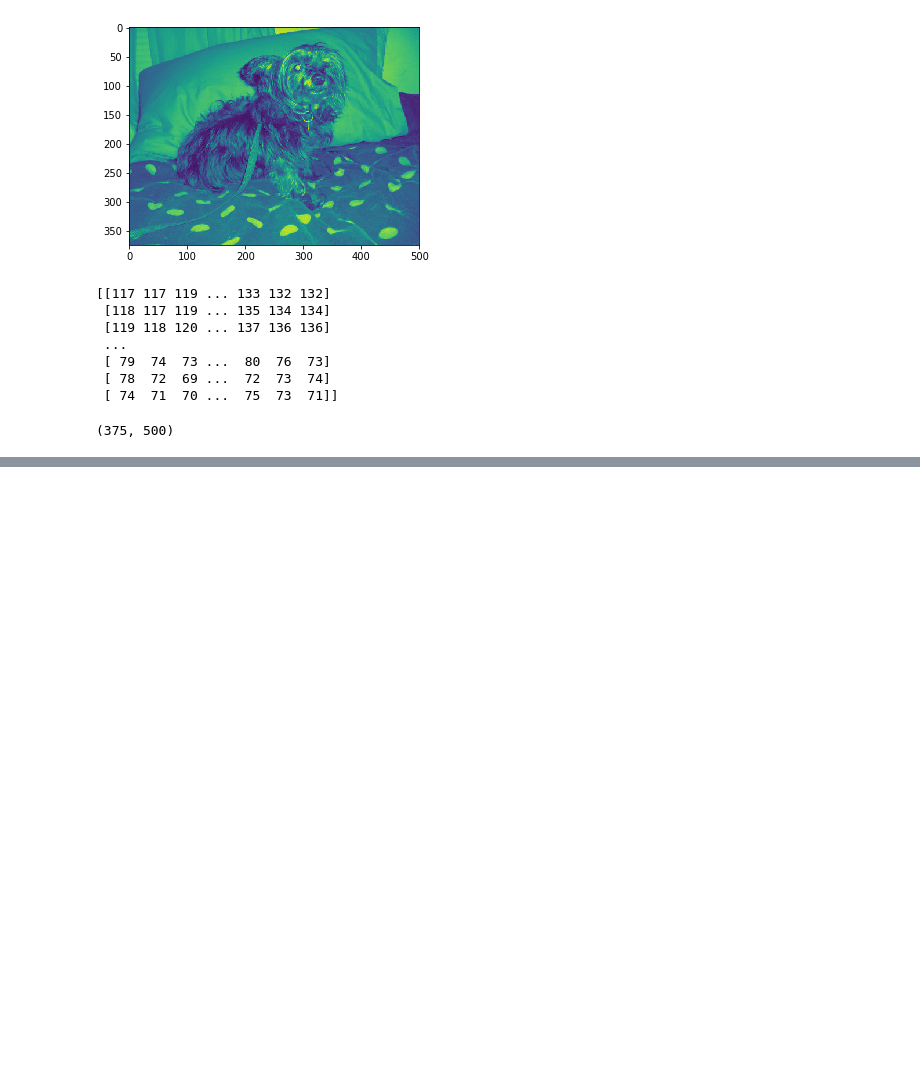
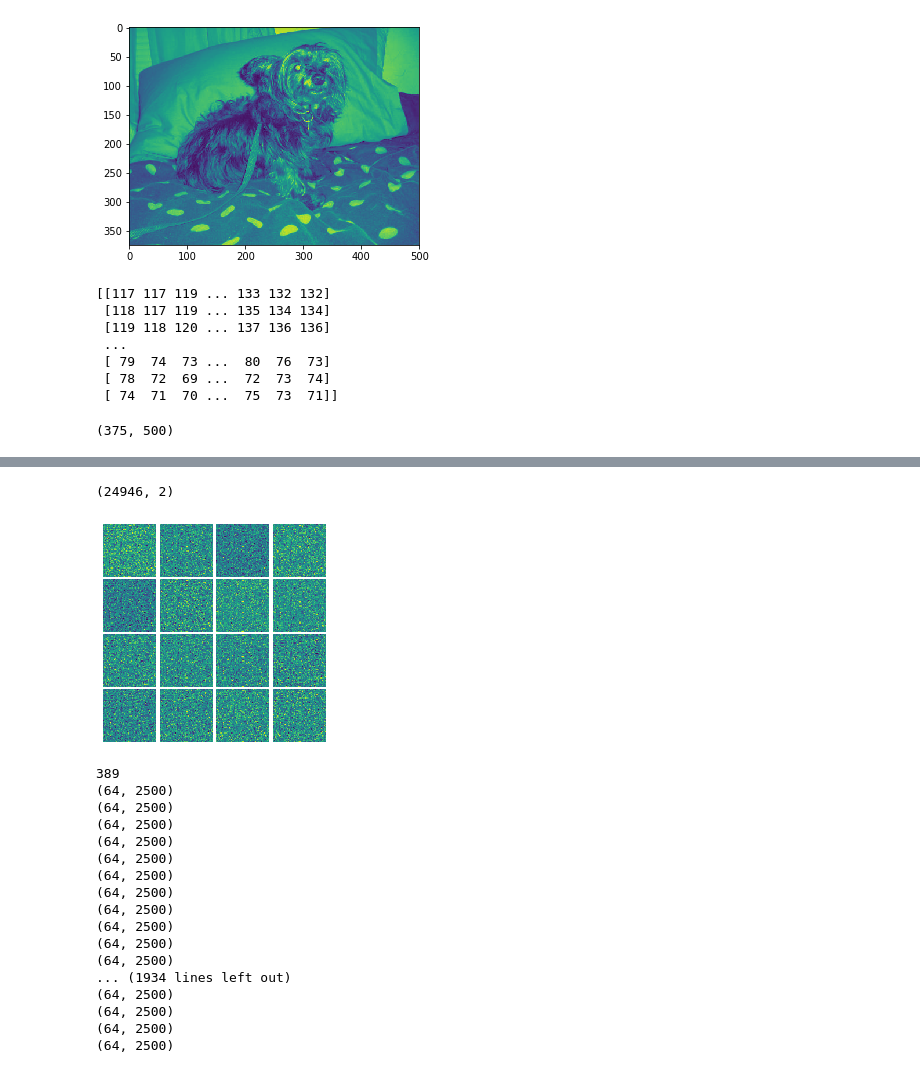
Before and after one commit to dkhanna511/GANS, a Jupyter notebook: DogCatVanillaGans.ipynb, the cells around one changed output, grey strips where cells are left out. Drawn from its saved outputs; the diff is of its cells as text; code cells hidden in the pictures; blank space fills up the shorter version.

```diff
--- a/DogCatVanillaGans.ipynb
+++ b/DogCatVanillaGans.ipynb
@@ -248 +280,46 @@ def createBatch(start,batchSize):
+# %%
+onehot_train=one_hot(yy)
+# %% [output]
+(24946, 2)
+# %%
+    #x, _ = createBatch(hello*128, 128)
+batchsize = 64
+# %%
+for it in range(5):
+
+    #batch_x,batch_y=createBatch(hello*batch_size, batch_size)
+    # this loop is for shoing the generated images over iterations
+    if(it%1000 == 0):
+        samples = sess.run(G_sample, feed_dict = {Z: sample_Z(batchsize, 100)})
+        fig = show_images(samples[:16])
+        plt.show()
+        print()
+
+        # batch size has been defines to 128
+    #x, _ = createBatch(hello*128, 128)
+    num_batch = int(totsize / (batchsize))
+    print(num_batch)
+    for i in range(num_batch):
+        #_=onehot_train[i*batchsize:(i+1)*batchsize,:]
+        x=x_main[i*batchsize:(i+1)*batchsize,:]
+        print(x.shape)
+# %% [output]
+[figure, added]
+389
+(64, 2500)
+(64, 2500)
+(64, 2500)
+(64, 2500)
+(64, 2500)
+(64, 2500)
+(64, 2500)
+(64, 2500)
+(64, 2500)
+(64, 2500)
+(64, 2500)
+... (1934 lines left out)
+(64, 2500)
+(64, 2500)
+(64, 2500)
+(64, 2500)
 # %%
```
Also changed, not shown: parts of 12 cells of this notebook.
